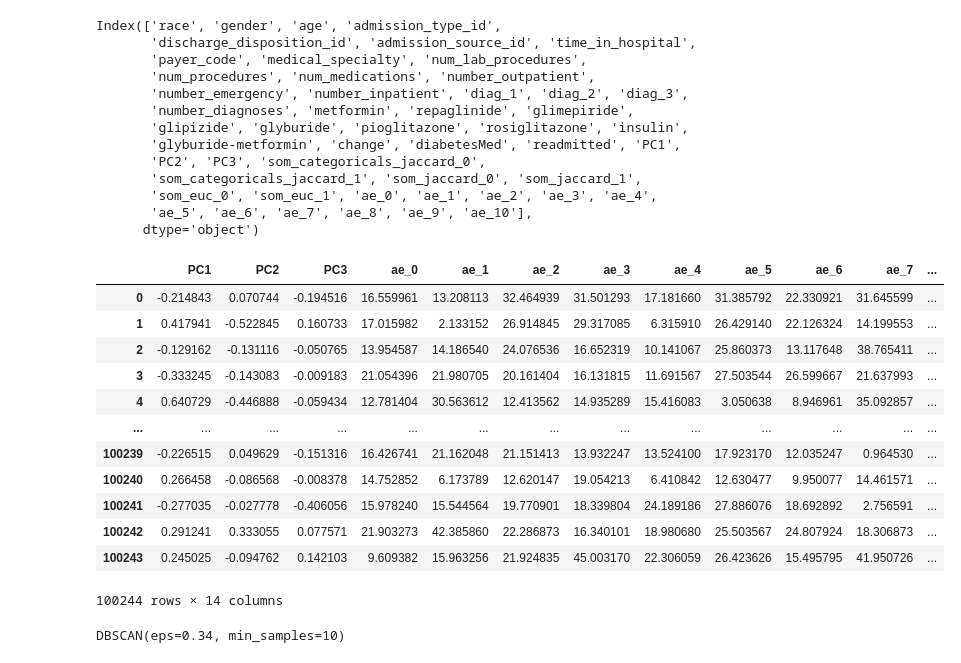
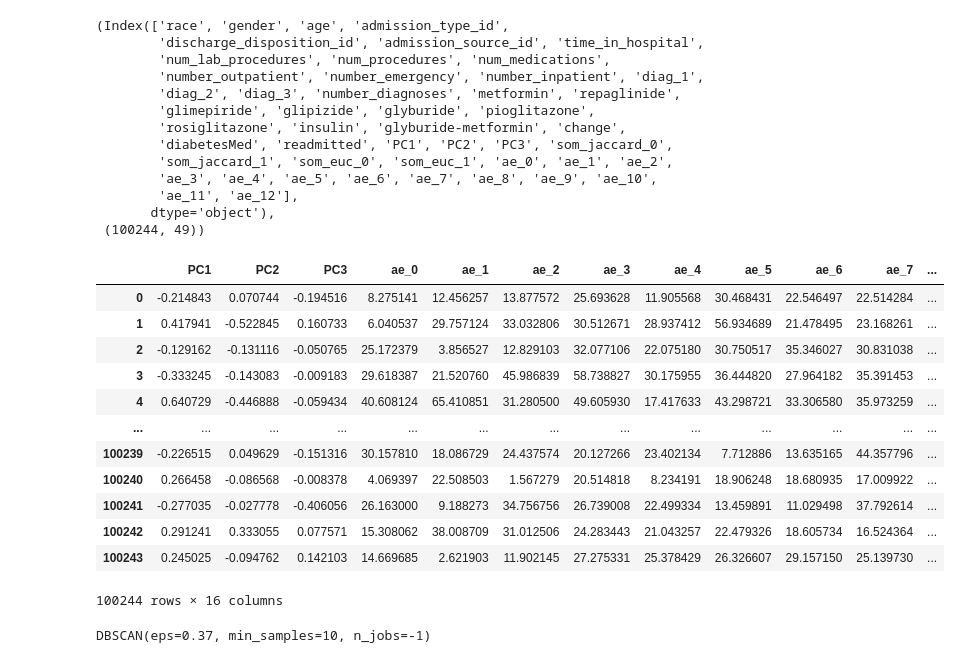
Before and after one commit to BAlmeidaS/predictive-analysis, a Jupyter notebook: 6-EDA-DBscan.ipynb, the cells around one changed output. Cells and saved outputs as stored; diff of their text form; code cells hidden in the pictures.

```diff
--- a/6-EDA-DBscan.ipynb
+++ b/6-EDA-DBscan.ipynb
@@ -20,37 +20,38 @@ df.head()
 # %%
-df.columns
+df.columns, df.shape
 # %% [output]
-Index(['race', 'gender', 'age', 'admission_type_id',
-       'discharge_disposition_id', 'admission_source_id', 'time_in_hospital',
-       'payer_code', 'medical_specialty', 'num_lab_procedures',
-       'num_procedures', 'num_medications', 'number_outpatient',
-       'number_emergency', 'number_inpatient', 'diag_1', 'diag_2', 'diag_3',
-       'number_diagnoses', 'metformin', 'repaglinide', 'glimepiride',
-       'glipizide', 'glyburide', 'pioglitazone', 'rosiglitazone', 'insulin',
-       'glyburide-metformin', 'change', 'diabetesMed', 'readmitted', 'PC1',
-       'PC2', 'PC3', 'som_categoricals_jaccard_0',
-       'som_categoricals_jaccard_1', 'som_jaccard_0', 'som_jaccard_1',
-       'som_euc_0', 'som_euc_1', 'ae_0', 'ae_1', 'ae_2', 'ae_3', 'ae_4',
-       'ae_5', 'ae_6', 'ae_7', 'ae_8', 'ae_9', 'ae_10'],
-      dtype='object')
+(Index(['race', 'gender', 'age', 'admission_type_id',
+        'discharge_disposition_id', 'admission_source_id', 'time_in_hospital',
+        'num_lab_procedures', 'num_procedures', 'num_medications',
+        'number_outpatient', 'number_emergency', 'number_inpatient', 'diag_1',
+        'diag_2', 'diag_3', 'number_diagnoses', 'metformin', 'repaglinide',
+        'glimepiride', 'glipizide', 'glyburide', 'pioglitazone',
+        'rosiglitazone', 'insulin', 'glyburide-metformin', 'change',
+        'diabetesMed', 'readmitted', 'PC1', 'PC2', 'PC3', 'som_jaccard_0',
+        'som_jaccard_1', 'som_euc_0', 'som_euc_1', 'ae_0', 'ae_1', 'ae_2',
+        'ae_3', 'ae_4', 'ae_5', 'ae_6', 'ae_7', 'ae_8', 'ae_9', 'ae_10',
+        'ae_11', 'ae_12'],
+       dtype='object'),
+ (100244, 49))
 # %%
 DB_COLUMNS = [
   'PC1','PC2', 'PC3','ae_0', 'ae_1', 'ae_2', 'ae_3', 'ae_4',
-       'ae_5', 'ae_6', 'ae_7', 'ae_8', 'ae_9', 'ae_10'
+  'ae_5', 'ae_6', 'ae_7', 'ae_8', 'ae_9', 'ae_10', 'ae_11',
+  'ae_12',
 ]
+
+df[DB_COLUMNS]
+# %% [output]
+|  | PC1 | PC2 | PC3 | ae_0 | ae_1 | ae_2 | ae_3 | ae_4 | ae_5 | ae_6 | ae_7 | ... |
+| 0 | -0.214843 | 0.070744 | -0.194516 | 8.275141 | 12.456257 | 13.877572 | 25.693628 | 11.905568 | 30.468431 | 22.546497 | 22.514284 | ... |
+| 1 | 0.417941 | -0.522845 | 0.160733 | 6.040537 | 29.757124 | 33.032806 | 30.512671 | 28.937412 | 56.934689 | 21.478495 | 23.168261 | ... |
+| 2 | -0.129162 | -0.131116 | -0.050765 | 25.172379 | 3.856527 | 12.829103 | 32.077106 | 22.075180 | 30.750517 | 35.346027 | 30.831038 | ... |
+| 3 | -0.333245 | -0.143083 | -0.009183 | 29.618387 | 21.520760 | 45.986839 | 58.738827 | 30.175955 | 36.444820 | 27.964182 | 35.391453 | ... |
+| 4 | 0.640729 | -0.446888 | -0.059434 | 40.608124 | 65.410851 | 31.280500 | 49.605930 | 17.417633 | 43.298721 | 33.306580 | 35.973259 | ... |
+| ... | ... | ... | ... | ... | ... | ... | ... | ... | ... | ... | ... | ... |
+| 100239 | -0.226515 | 0.049629 | -0.151316 | 30.157810 | 18.086729 | 24.437574 | 20.127266 | 23.402134 | 7.712886 | 13.635165 | 44.357796 | ... |
+| 100240 | 0.266458 | -0.086568 | -0.008378 | 4.069397 | 22.508503 | 1.567279 | 20.514818 | 8.234191 | 18.906248 | 18.680935 | 17.009922 | ... |
+| 100241 | -0.277035 | -0.027778 | -0.406056 | 26.163000 | 9.188273 | 34.756756 | 26.739008 | 22.499334 | 13.459891 | 11.029498 | 37.792614 | ... |
+| 100242 | 0.291241 | 0.333055 | 0.077571 | 15.308062 | 38.008709 | 31.012506 | 24.283443 | 21.043257 | 22.479326 | 18.605734 | 16.524364 | ... |
+| 100243 | 0.245025 | -0.094762 | 0.142103 | 14.669685 | 2.621903 | 11.902145 | 27.275331 | 25.378429 | 26.326607 | 29.157150 | 25.139730 | ... |
+100244 rows × 16 columns
-# %%
-df[DB_COLUMNS]
-# %% [output]
-|  | PC1 | PC2 | PC3 | ae_0 | ae_1 | ae_2 | ae_3 | ae_4 | ae_5 | ae_6 | ae_7 | ... |
-| 0 | -0.214843 | 0.070744 | -0.194516 | 16.559961 | 13.208113 | 32.464939 | 31.501293 | 17.181660 | 31.385792 | 22.330921 | 31.645599 | ... |
-| 1 | 0.417941 | -0.522845 | 0.160733 | 17.015982 | 2.133152 | 26.914845 | 29.317085 | 6.315910 | 26.429140 | 22.126324 | 14.199553 | ... |
-| 2 | -0.129162 | -0.131116 | -0.050765 | 13.954587 | 14.186540 | 24.076536 | 16.652319 | 10.141067 | 25.860373 | 13.117648 | 38.765411 | ... |
-| 3 | -0.333245 | -0.143083 | -0.009183 | 21.054396 | 21.980705 | 20.161404 | 16.131815 | 11.691567 | 27.503544 | 26.599667 | 21.637993 | ... |
-| 4 | 0.640729 | -0.446888 | -0.059434 | 12.781404 | 30.563612 | 12.413562 | 14.935289 | 15.416083 | 3.050638 | 8.946961 | 35.092857 | ... |
-| ... | ... | ... | ... | ... | ... | ... | ... | ... | ... | ... | ... | ... |
-| 100239 | -0.226515 | 0.049629 | -0.151316 | 16.426741 | 21.162048 | 21.151413 | 13.932247 | 13.524100 | 17.923170 | 12.035247 | 0.964530 | ... |
-| 100240 | 0.266458 | -0.086568 | -0.008378 | 14.752852 | 6.173789 | 12.620147 | 19.054213 | 6.410842 | 12.630477 | 9.950077 | 14.461571 | ... |
-| 100241 | -0.277035 | -0.027778 | -0.406056 | 15.978240 | 15.544564 | 19.770901 | 18.339804 | 24.189186 | 27.886076 | 18.692892 | 2.756591 | ... |
-| 100242 | 0.291241 | 0.333055 | 0.077571 | 21.903273 | 42.385860 | 22.286873 | 16.340101 | 18.980680 | 25.503567 | 24.807924 | 18.306873 | ... |
-| 100243 | 0.245025 | -0.094762 | 0.142103 | 9.609382 | 15.963256 | 21.924835 | 45.003170 | 22.306059 | 26.423626 | 15.495795 | 41.950726 | ... |
-100244 rows × 14 columns
@@ -62,13 +63,13 @@ X=df[DB_COLUMNS]
 X_scaled = preproc.MinMaxScaler().fit_transform(X)
 # %%
 # Apply DBSCAN
-epsilon = 0.34 # You may need to adjust this parameter
+epsilon = 0.37 # You may need to adjust this parameter
 min_samples = 10 # You may need to adjust this parameter
-dbscan = DBSCAN(eps=epsilon, min_samples=min_samples)
+dbscan = DBSCAN(eps=epsilon, min_samples=min_samples, n_jobs=-1)
 #dbscan.fit(X_scaled)
 dbscan.fit(X_scaled)
 # %% [output]
-DBSCAN(eps=0.34, min_samples=10)
+DBSCAN(eps=0.37, min_samples=10, n_jobs=-1)
 # %%
 # Extract outlier labels
 outlier_mask = dbscan.labels_ == -1
```
Also changed, not shown: parts of 9 cells of this notebook, 1 other file.
